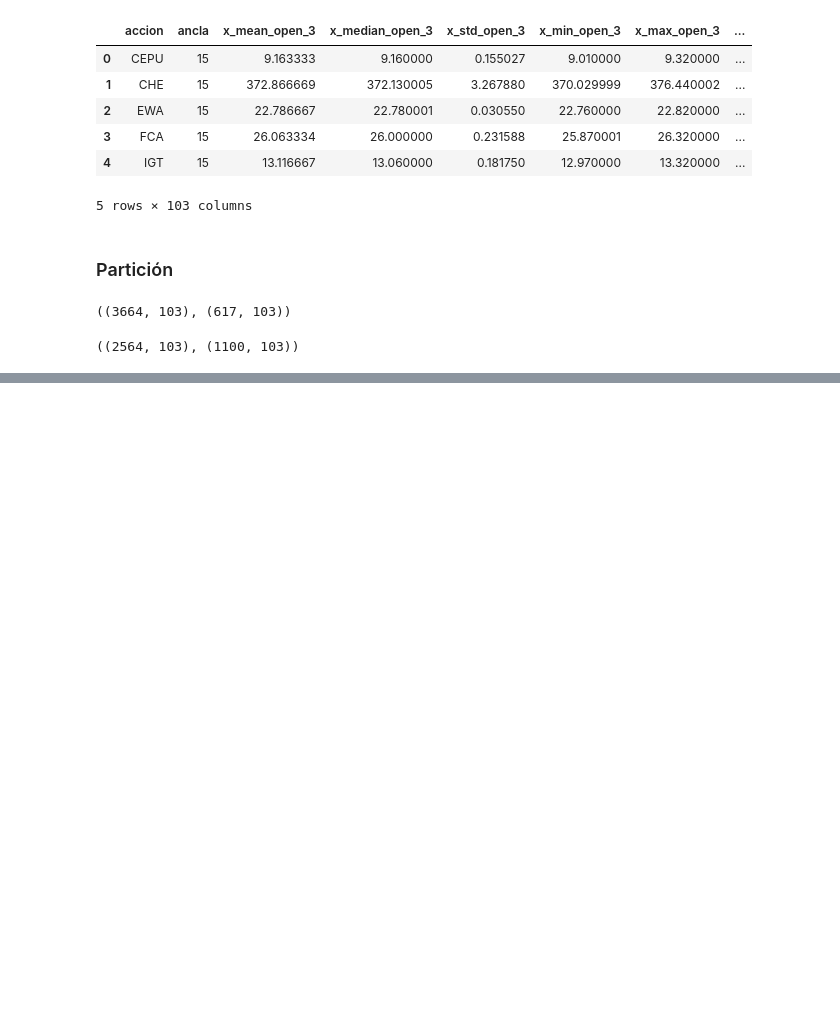
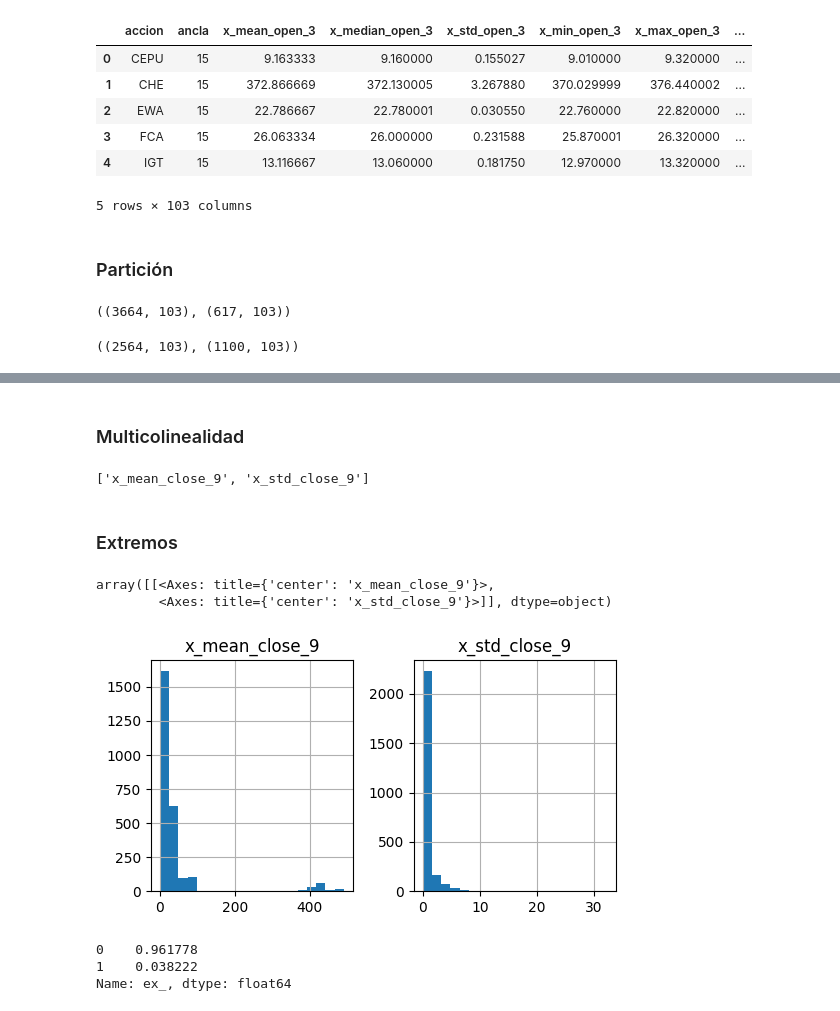
Before and after one commit to JGFuentesC/amv_2023_2, a Jupyter notebook: practicas/Regresión Acciones.ipynb, the cells around one changed output, grey strips where cells are left out. Drawn from its saved outputs; the diff is of its cells as text; code cells hidden in the pictures; blank space fills up the shorter version.

```diff
--- a/practicas/Regresión Acciones.ipynb
+++ b/practicas/Regresión Acciones.ipynb
@@ -182,0 +224,3 @@ train.shape,valid.shape
+# %%
+im = SimpleImputer(strategy='median')
+im.fit(train[varc])
@@ -182,0 +229,3 @@ train.shape,valid.shape
+# %%
+Xi = pd.DataFrame(im.transform(train[varc]),columns=varc)
+Xi[um] = train[um]
@@ -182,0 +250,26 @@ train.shape,valid.shape
+# %% [markdown]
+### Multicolinealidad
+# %%
+vc = VarClusHi(df=Xi,feat_list=varc).varclus()
+# %%
+best = sorted(vc.rsquare.sort_values(by=['Cluster','RS_Ratio'],ascending=[1,1]).groupby('Cluster').first()['Variable'])
+best
+# %% [output]
+['x_mean_close_9', 'x_std_close_9']
+# %% [markdown]
+### Extremos
+# %%
+Xi[best].hist(figsize=(6,3),bins=20)
+# %% [output]
+array([[<Axes: title={'center': 'x_mean_close_9'}>,
+        <Axes: title={'center': 'x_std_close_9'}>]], dtype=object)
+[figure, added]
+# %%
+for v,li,ls in Xi[best].describe(percentiles=[0.01,0.99]).T[['1%','99%']].reset_index().values:
+    Xi[f'ex_{v}'] = Xi[v].apply(lambda x: 1 if x<li or x>ls else 0)
+Xi['ex_'] = Xi[[v for v in Xi.columns if v.startswith('ex_')]].max(axis=1)
+Xi['ex_'].value_counts(1)
+# %% [output]
+0    0.961778
+1    0.038222
+Name: ex_, dtype: float64
```
Also changed, not shown: parts of 27 cells of this notebook, 2 other files.
